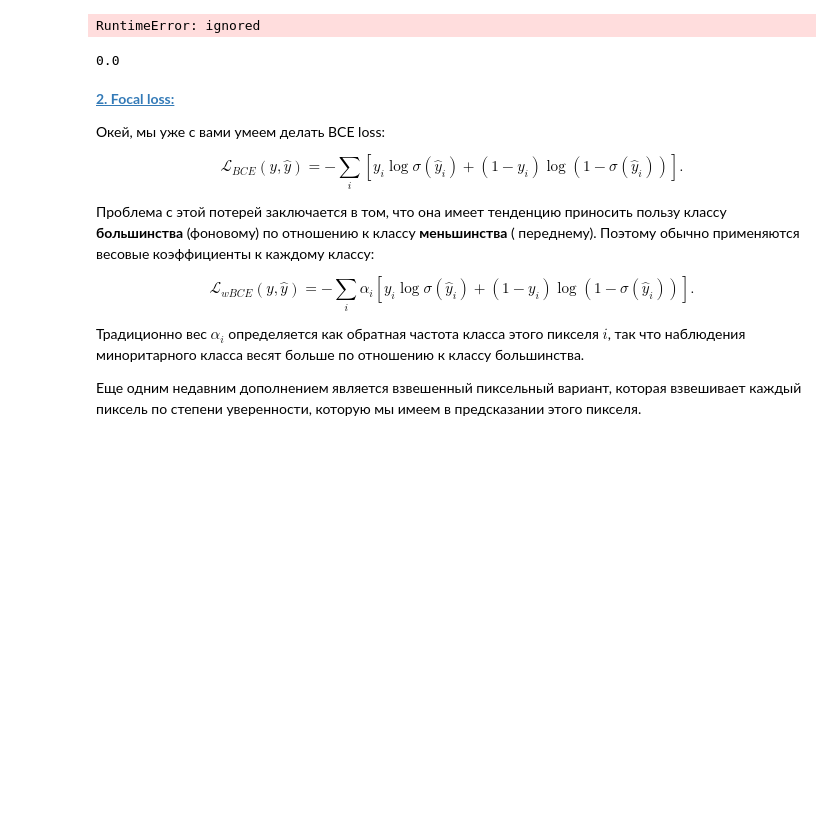
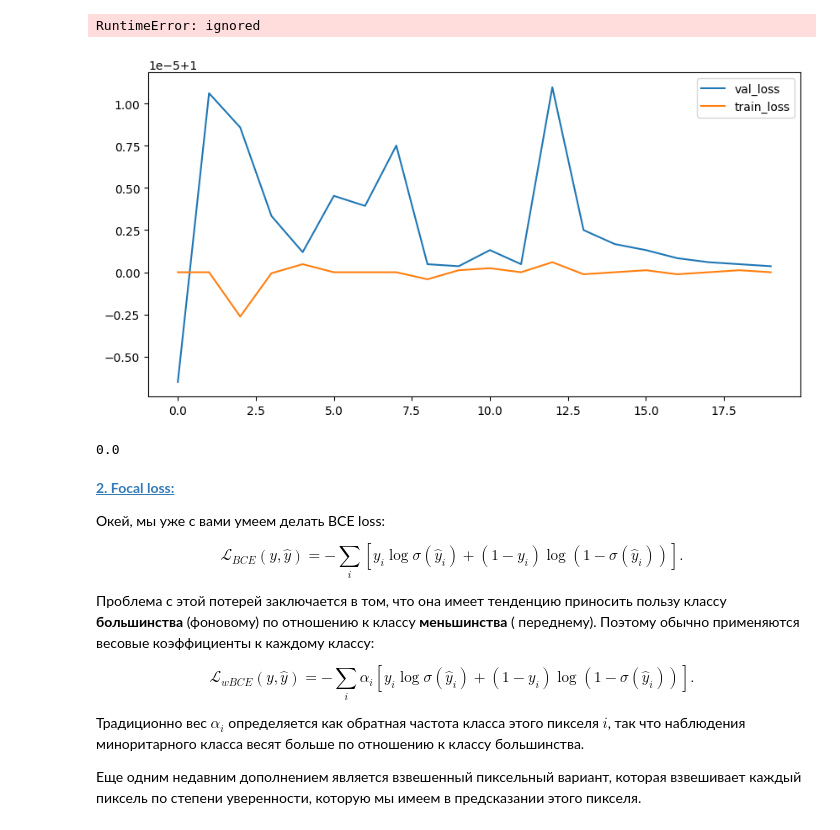
Before and after one commit to KiykoHanna/Stepik-DeepLearning, a Jupyter notebook: [hw]semantic_segmentation.ipynb, the cells around one changed output. Cells and saved outputs as stored; diff of their text form; code cells hidden in the pictures; blank space fills up the shorter version.

```diff
--- a/[hw]semantic_segmentation.ipynb
+++ b/[hw]semantic_segmentation.ipynb
@@ -458,8 +458,10 @@ $$\mathcal L_D(X,Y) = 1-\frac{1}{256 \times 256} \times \frac{\sum_i2X_iY_i}{\su
 def dice_loss(y_real, y_pred, e = 1e-7):
 
     num = 1/(256*256)
-    den =  (torch.sum(2 *(y_real * y_pred), 1) + e) / (torch.sum((y_real | y_pred), 1) + e)
-    res = 1 - num * den
+    a1 = 2 * y_real * y_pred + e
+    a2 = y_real + y_pred + e
+    res = 1 - num * torch.sum(torch.sum(torch.sum((a1 / a2), 3), 2), 1)
+
     return res
 # %% [markdown]
 Проводим тестирование:
@@ -473,10 +475,18 @@ loss_t, loss_v = train(model_dice, optimaizer, dice_loss, max_epochs, data_tr, d
 # %% [output]
 * Epoch 1/20
 RuntimeError: ignored
-# %%
-score_model(model_dice, iou_pytorch, data_val)
-# %% [output]
-0.0
+# %%
+fig = plt.figure(figsize = (10, 5))
+
+plt.plot(loss_v, label="val_loss")
+plt.plot(loss_t, label="train_loss")
+plt.legend()
+plt.show()
+
+score_model(model_dice, iou_pytorch, data_val)
+# %% [output]
+[figure, added]
+0.0
 # %% [markdown]
 [**2. Focal loss:**](https://arxiv.org/pdf/1708.02002.pdf)
 
```
Also changed, not shown: parts of 5 cells of this notebook.
